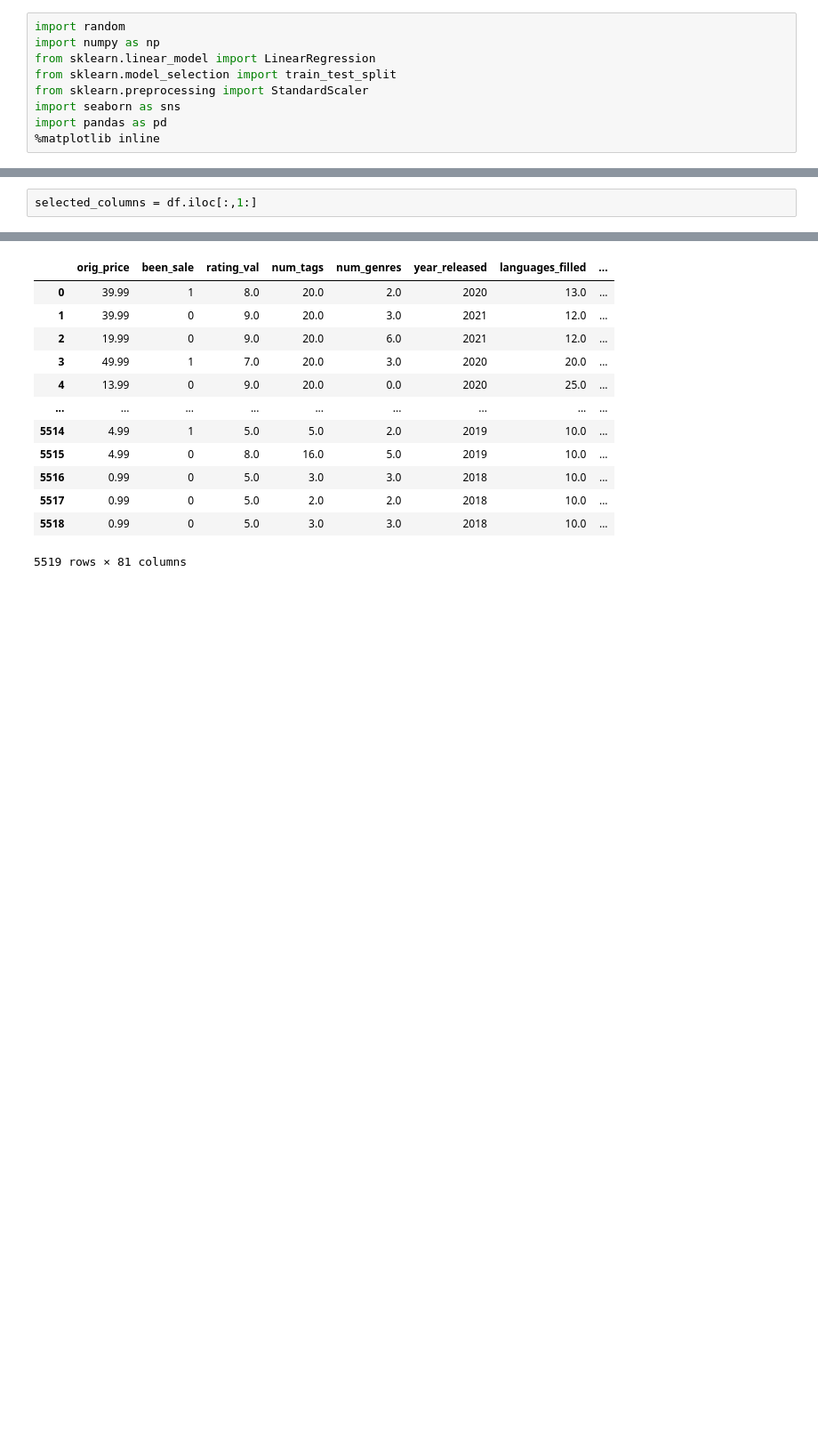
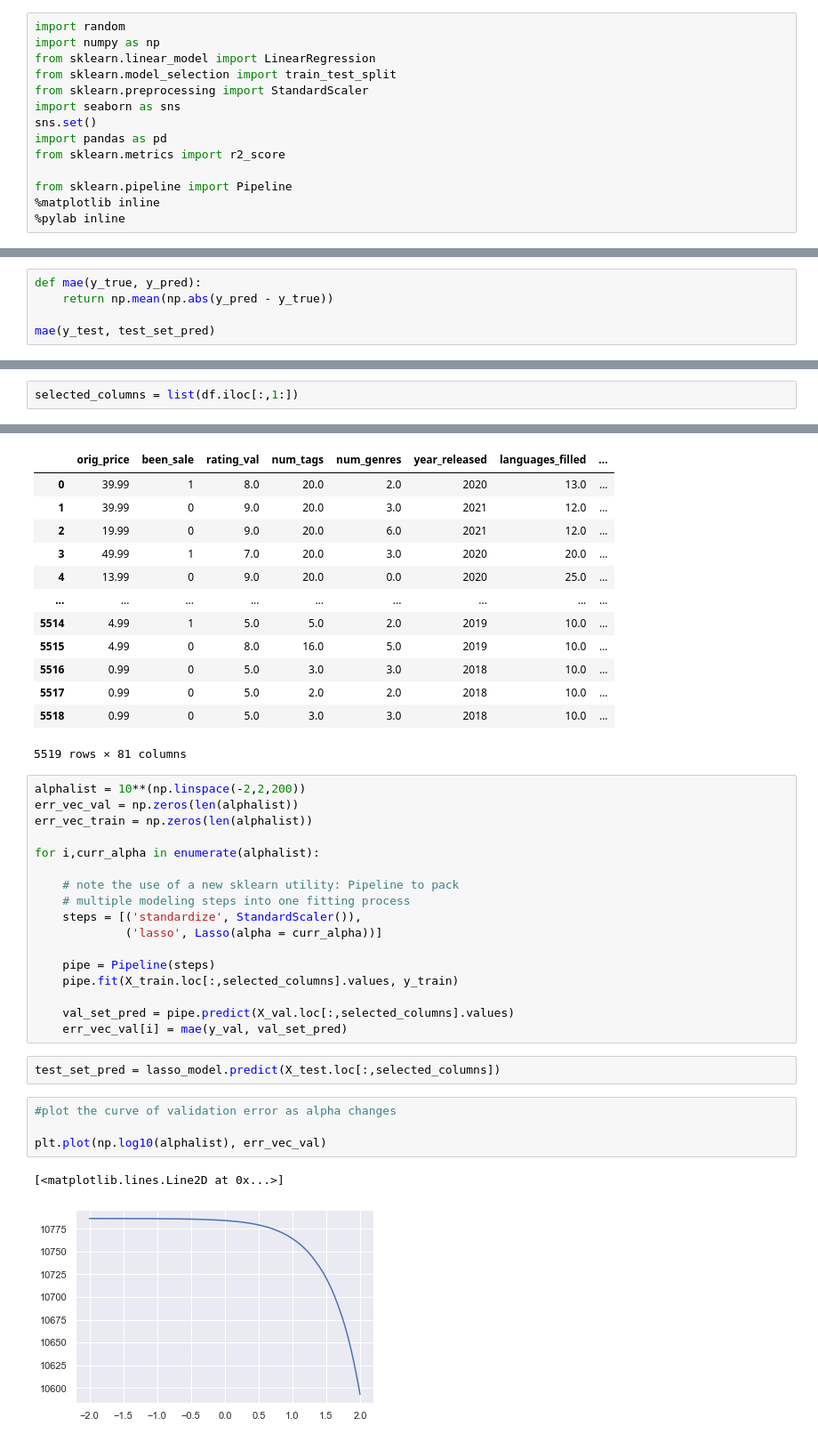
Before and after one commit to MichaelHarnett/Regression_Metis, a Jupyter notebook: final_modeling.ipynb, the cells around one changed output, grey strips where cells are left out. Shown at 89% size. Drawn from its saved outputs; the diff is of its cells as text; blank space fills up the shorter version.

```diff
--- a/final_modeling.ipynb
+++ b/final_modeling.ipynb
@@ -5,5 +5,10 @@ from sklearn.linear_model import LinearRegression
 from sklearn.model_selection import train_test_split
 from sklearn.preprocessing import StandardScaler
 import seaborn as sns
+sns.set()
 import pandas as pd
+from sklearn.metrics import r2_score
+
+from sklearn.pipeline import Pipeline
 %matplotlib inline
+%pylab inline
@@ -13,3 +22,8 @@ from sklearn.linear_model import LinearRegression, Lasso, LassoCV, Ridge, RidgeC
 from sklearn.preprocessing import PolynomialFeatures
 # %%
 df = pd.read_csv('data/modeldf.csv')
+# %%
+def mae(y_true, y_pred):
+    return np.mean(np.abs(y_pred - y_true))
+
+mae(y_test, test_set_pred)
@@ -128,7 +144,7 @@ lasso_model.fit(X_train, y_train)
 # %% [output]
 Lasso(alpha=1000000)
 # %%
-selected_columns = df.iloc[:,1:]
+selected_columns = list(df.iloc[:,1:])
 # %%
 list(zip(selected_columns, lasso_model.coef_))
 # %% [output]
@@ -191,3 +207,29 @@ ValueError: Cannot index with multidimensional key
 | 5517 | 0.99 | 0 | 5.0 | 2.0 | 2.0 | 2018 | 10.0 | ... |
 | 5518 | 0.99 | 0 | 5.0 | 3.0 | 3.0 | 2018 | 10.0 | ... |
 5519 rows × 81 columns
+# %%
+alphalist = 10**(np.linspace(-2,2,200))
+err_vec_val = np.zeros(len(alphalist))
+err_vec_train = np.zeros(len(alphalist))
+
+for i,curr_alpha in enumerate(alphalist):
+
+    # note the use of a new sklearn utility: Pipeline to pack
+    # multiple modeling steps into one fitting process
+    steps = [('standardize', StandardScaler()),
+             ('lasso', Lasso(alpha = curr_alpha))]
+
+    pipe = Pipeline(steps)
+    pipe.fit(X_train.loc[:,selected_columns].values, y_train)
+
+    val_set_pred = pipe.predict(X_val.loc[:,selected_columns].values)
+    err_vec_val[i] = mae(y_val, val_set_pred)
+# %%
+test_set_pred = lasso_model.predict(X_test.loc[:,selected_columns])
+# %%
+#plot the curve of validation error as alpha changes
+
+plt.plot(np.log10(alphalist), err_vec_val)
+# %% [output]
+[<matplotlib.lines.Line2D at 0x...>]
+[figure, added]
```
Also changed, not shown: parts of 12 cells of this notebook, 1 other file.
